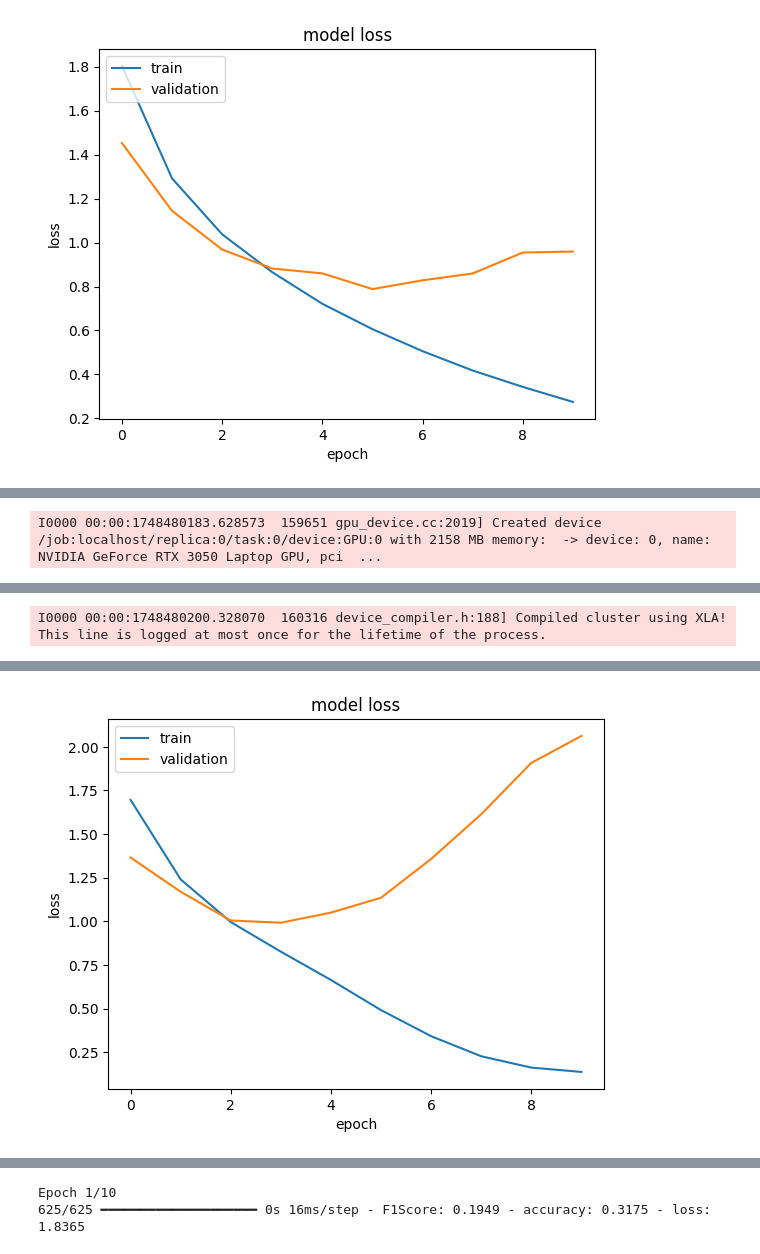
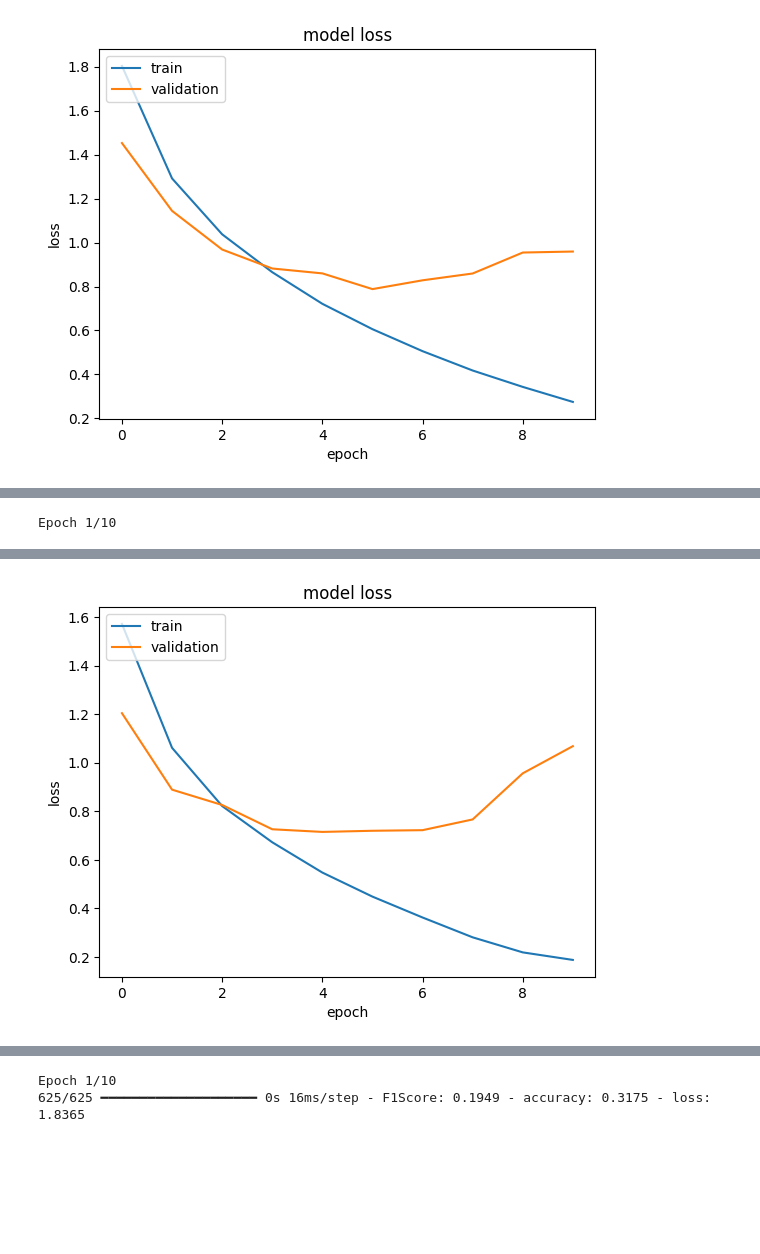
Before and after one commit to CrystalNoob/Tubes2_ML, a Jupyter notebook: src/CNN/CNN_library.ipynb, the cells around one changed output, grey strips where cells are left out. Saved outputs shown, nothing was run; the diff lists cells and outputs as text; code cells hidden in the pictures; blank space fills up the shorter version.

Commit message:
fix: correct models 4–7 due to filter misinterpretation

```diff
--- a/src/CNN/CNN_library.ipynb
+++ b/src/CNN/CNN_library.ipynb
@@ -291,17 +301,17 @@ Epoch 10/10
 # %%
-# Model 5: Less Filter Layer
-
-tf.keras.backend.clear_session()
+# Model 5: Less filter per layer
 
 model5 = Sequential([
-    Conv2D(64, (3, 3), padding='same', activation='relu', input_shape=(32, 32, 3)),
+    Conv2D(32, (3, 3), padding='same', activation='relu', input_shape=(32, 32, 3)),
+    Conv2D(32, (3, 3), padding='same', activation='relu'),
+    MaxPooling2D((2, 2)),
+
     Conv2D(64, (3, 3), padding='same', activation='relu'),
+    Conv2D(64, (3, 3), padding='same', activation='relu'),
+    MaxPooling2D((2, 2)),
 
     Conv2D(128, (3, 3), padding='same', activation='relu'),
     Conv2D(128, (3, 3), padding='same', activation='relu'),
-
-    Conv2D(256, (3, 3), padding='same', activation='relu'),
-    Conv2D(256, (3, 3), padding='same', activation='relu'),
     MaxPooling2D((2, 2)),
 
     Flatten(),
@@ -327,4 +337,4 @@ plt.xlabel('epoch')
 plt.legend(['train', 'validation'], loc='upper left')
 plt.show()
 # %% [output]
-I0000 00:00:1748480183.628573  159651 gpu_device.cc:2019] Created device /job:localhost/replica:0/task:0/device:GPU:0 with 2158 MB memory:  -> device: 0, name: NVIDIA GeForce RTX 3050 Laptop GPU, pci  ...
+Epoch 1/10
@@ -343 +360,0 @@ I0000 00:00:1748480187.346477  160316 cuda_dnn.cc:529] Loaded cuDNN version 9050
-I0000 00:00:1748480200.328070  160316 device_compiler.h:188] Compiled cluster using XLA!  This line is logged at most once for the lifetime of the process.
@@ -363,2 +361,2 @@ Epoch 10/10
-[figure, old version]
+[figure, new version]
 # %%
```
Also changed, not shown: parts of 5 cells of this notebook, 4 other files.
